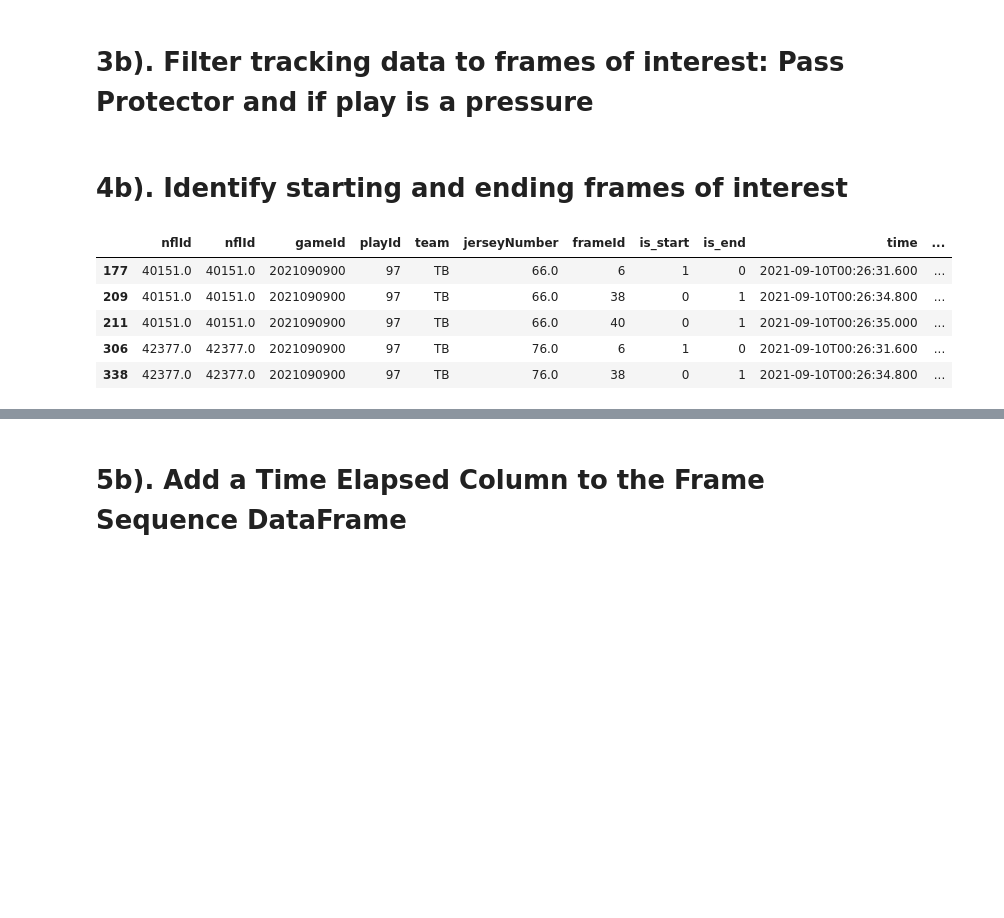
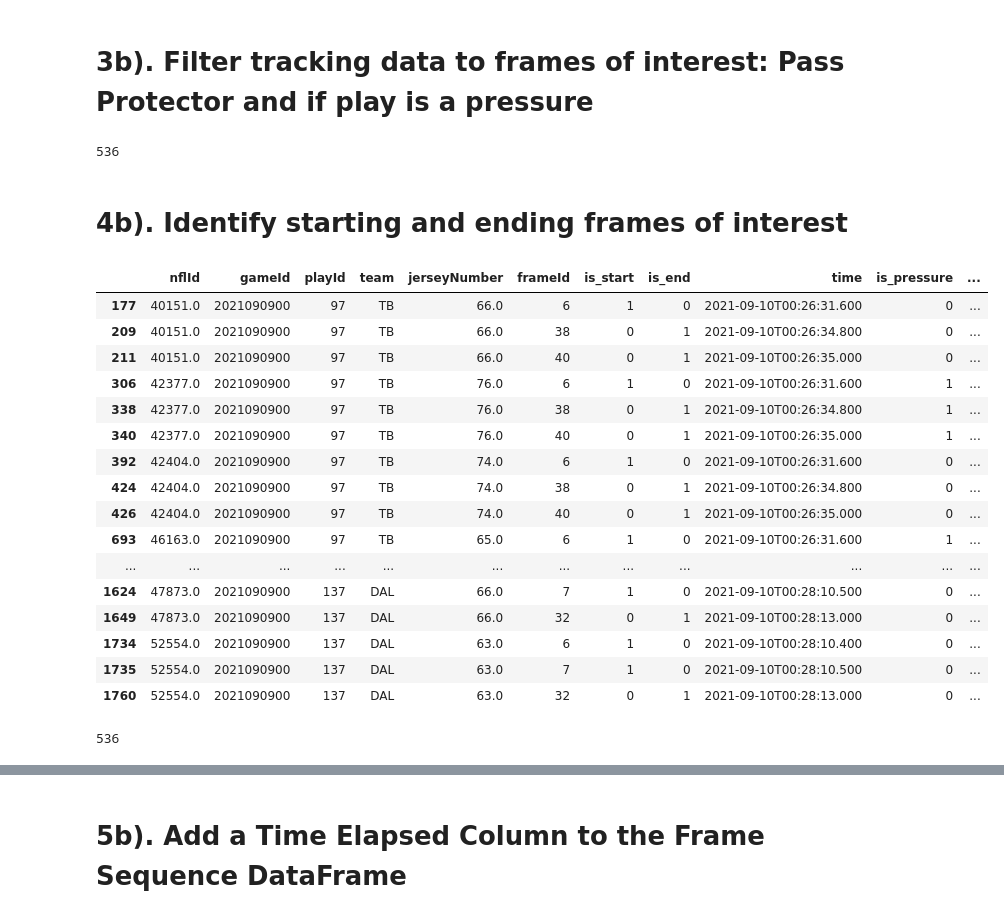
Before and after one commit to Fabreeze23/Big-Data-Bowl-2023, a Jupyter notebook: the-xp-philosophy.ipynb, the cells around one changed output, grey strips where cells are left out. Saved outputs shown, nothing was run; the diff lists cells and outputs as text; code cells hidden in the pictures; blank space fills up the shorter version.

```diff
--- a/the-xp-philosophy.ipynb
+++ b/the-xp-philosophy.ipynb
@@ -546,10 +548,14 @@ pass_protection_df['is_pass_protector'] = pass_protection_df['is_pass_protector'
 # %%
 pass_protection_tracking_data_df = pd.merge(all_weeks_df,pass_protection_df,how="left",on = ["gameId","playId", "nflId"])
 pass_protection_tracking_data_df = pass_protection_tracking_data_df.loc[pass_protection_tracking_data_df['is_pass_protector'] == 1]
+# %%
+pass_protection_tracking_data_df['nflId'].nunique()
+# %% [output]
+536
 # %%
 pass_protection_tracking_data_df['is_pressure'] = ((pass_protection_tracking_data_df['pff_hitAllowed'] == 1) | (pass_protection_tracking_data_df['pff_hurryAllowed'] == 1) | (pass_protection_tracking_data_df['pff_sackAllowed'] == 1))
 pass_protection_tracking_data_df["is_pressure"] = pass_protection_tracking_data_df["is_pressure"].astype(int)
-pass_protection_tracking_data_df = pass_protection_tracking_data_df[['nflId','gameId', 'playId', 'nflId', 'frameId','time','jerseyNumber','team','playDirection','x','y','s','a','dis','o','dir','event', 'is_pressure', 'week']].copy()
+pass_protection_tracking_data_df = pass_protection_tracking_data_df[['nflId','gameId', 'playId', 'frameId','time','jerseyNumber','team','playDirection','x','y','s','a','dis','o','dir','event', 'is_pressure', 'week']].copy()
 # %% [markdown]
 # 4b). Identify starting and ending frames of interest
 # %%
@@ -562,14 +568,29 @@ pass_protection_tracking_data_df["is_end"] = pass_protection_tracking_data_df["e
 # %%
 filtered_pass_protection_tracking_data_df = pass_protection_tracking_data_df.loc[(pass_protection_tracking_data_df['is_start'] == 1) | (pass_protection_tracking_data_df['is_end'] == 1)]
 filtered_pass_protection_tracking_data_df = filtered_pass_protection_tracking_data_df[['nflId','gameId', 'playId','team', 'jerseyNumber', 'frameId', 'is_start', 'is_end', 'time', 'is_pressure', 'week']]
-filtered_pass_protection_tracking_data_df.head(5)
+filtered_pass_protection_tracking_data_df.head(30)
 # %% [output]
-|  | nflId | nflId | gameId | playId | team | jerseyNumber | frameId | is_start | is_end | time | ... |
-| 177 | 40151.0 | 40151.0 | 2021090900 | 97 | TB | 66.0 | 6 | 1 | 0 | 2021-09-10T00:26:31.600 | ... |
-| 209 | 40151.0 | 40151.0 | 2021090900 | 97 | TB | 66.0 | 38 | 0 | 1 | 2021-09-10T00:26:34.800 | ... |
-| 211 | 40151.0 | 40151.0 | 2021090900 | 97 | TB | 66.0 | 40 | 0 | 1 | 2021-09-10T00:26:35.000 | ... |
-| 306 | 42377.0 | 42377.0 | 2021090900 | 97 | TB | 76.0 | 6 | 1 | 0 | 2021-09-10T00:26:31.600 | ... |
-| 338 | 42377.0 | 42377.0 | 2021090900 | 97 | TB | 76.0 | 38 | 0 | 1 | 2021-09-10T00:26:34.800 | ... |
+|  | nflId | gameId | playId | team | jerseyNumber | frameId | is_start | is_end | time | is_pressure | ... |
+| 177 | 40151.0 | 2021090900 | 97 | TB | 66.0 | 6 | 1 | 0 | 2021-09-10T00:26:31.600 | 0 | ... |
+| 209 | 40151.0 | 2021090900 | 97 | TB | 66.0 | 38 | 0 | 1 | 2021-09-10T00:26:34.800 | 0 | ... |
+| 211 | 40151.0 | 2021090900 | 97 | TB | 66.0 | 40 | 0 | 1 | 2021-09-10T00:26:35.000 | 0 | ... |
+| 306 | 42377.0 | 2021090900 | 97 | TB | 76.0 | 6 | 1 | 0 | 2021-09-10T00:26:31.600 | 1 | ... |
+| 338 | 42377.0 | 2021090900 | 97 | TB | 76.0 | 38 | 0 | 1 | 2021-09-10T00:26:34.800 | 1 | ... |
+| 340 | 42377.0 | 2021090900 | 97 | TB | 76.0 | 40 | 0 | 1 | 2021-09-10T00:26:35.000 | 1 | ... |
+| 392 | 42404.0 | 2021090900 | 97 | TB | 74.0 | 6 | 1 | 0 | 2021-09-10T00:26:31.600 | 0 | ... |
+| 424 | 42404.0 | 2021090900 | 97 | TB | 74.0 | 38 | 0 | 1 | 2021-09-10T00:26:34.800 | 0 | ... |
+| 426 | 42404.0 | 2021090900 | 97 | TB | 74.0 | 40 | 0 | 1 | 2021-09-10T00:26:35.000 | 0 | ... |
+| 693 | 46163.0 | 2021090900 | 97 | TB | 65.0 | 6 | 1 | 0 | 2021-09-10T00:26:31.600 | 1 | ... |
+| ... | ... | ... | ... | ... | ... | ... | ... | ... | ... | ... | ... |
+| 1624 | 47873.0 | 2021090900 | 137 | DAL | 66.0 | 7 | 1 | 0 | 2021-09-10T00:28:10.500 | 0 | ... |
+| 1649 | 47873.0 | 2021090900 | 137 | DAL | 66.0 | 32 | 0 | 1 | 2021-09-10T00:28:13.000 | 0 | ... |
+| 1734 | 52554.0 | 2021090900 | 137 | DAL | 63.0 | 6 | 1 | 0 | 2021-09-10T00:28:10.400 | 0 | ... |
+| 1735 | 52554.0 | 2021090900 | 137 | DAL | 63.0 | 7 | 1 | 0 | 2021-09-10T00:28:10.500 | 0 | ... |
+| 1760 | 52554.0 | 2021090900 | 137 | DAL | 63.0 | 32 | 0 | 1 | 2021-09-10T00:28:13.000 | 0 | ... |
+# %%
+filtered_pass_protection_tracking_data_df['nflId'].nunique()
+# %% [output]
+536
 # %%
 pass_protection_data = []
 playIds = filtered_pass_protection_tracking_data_df.playId.unique()
```
Also changed, not shown: parts of 25 cells of this notebook.
